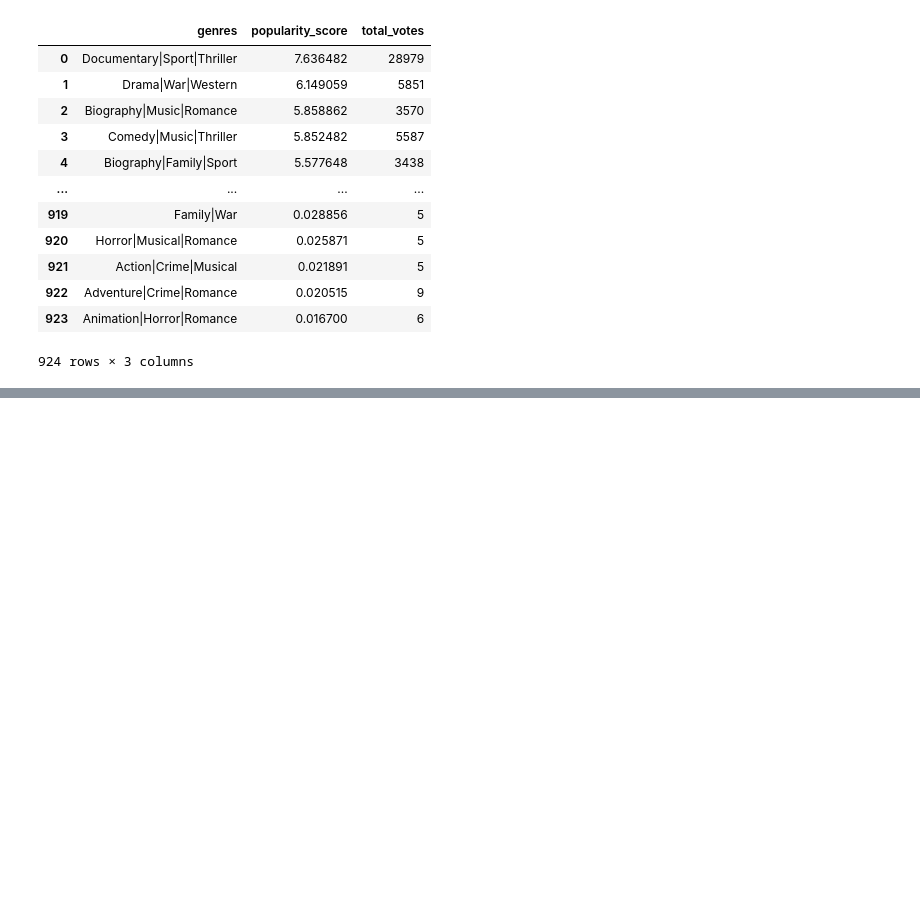
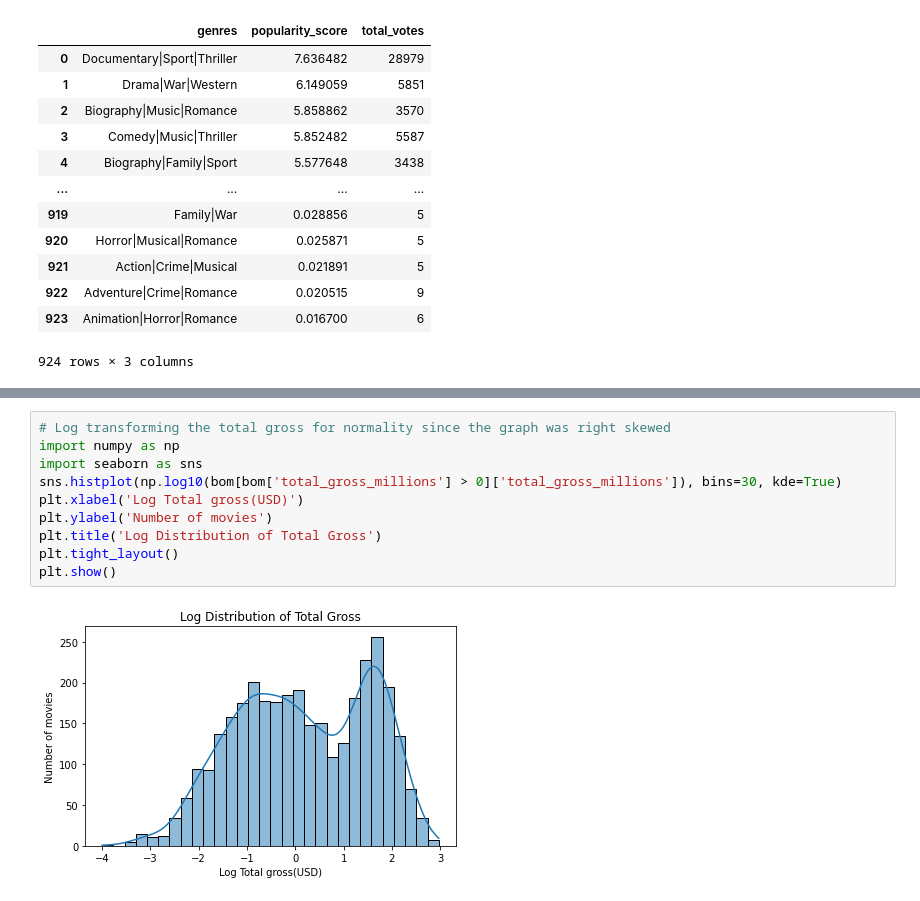
Before and after one commit to elrayoo0/Phase2_group_project, a Jupyter notebook: emma.ipynb, the cells around one changed output, grey strips where cells are left out. Cells and saved outputs as stored; diff of their text form; blank space fills up the shorter version.

```diff
--- a/emma.ipynb
+++ b/emma.ipynb
@@ -448,0 +521,12 @@ pd.read_sql("""SELECT primary_name AS director,
+# %%
+# Log transforming the total gross for normality since the graph was right skewed
+import numpy as np
+import seaborn as sns
+sns.histplot(np.log10(bom[bom['total_gross_millions'] > 0]['total_gross_millions']), bins=30, kde=True)
+plt.xlabel('Log Total gross(USD)')
+plt.ylabel('Number of movies')
+plt.title('Log Distribution of Total Gross')
+plt.tight_layout()
+plt.show()
+# %% [output]
+[figure, added]
```
Also changed, not shown: parts of 19 cells of this notebook.
